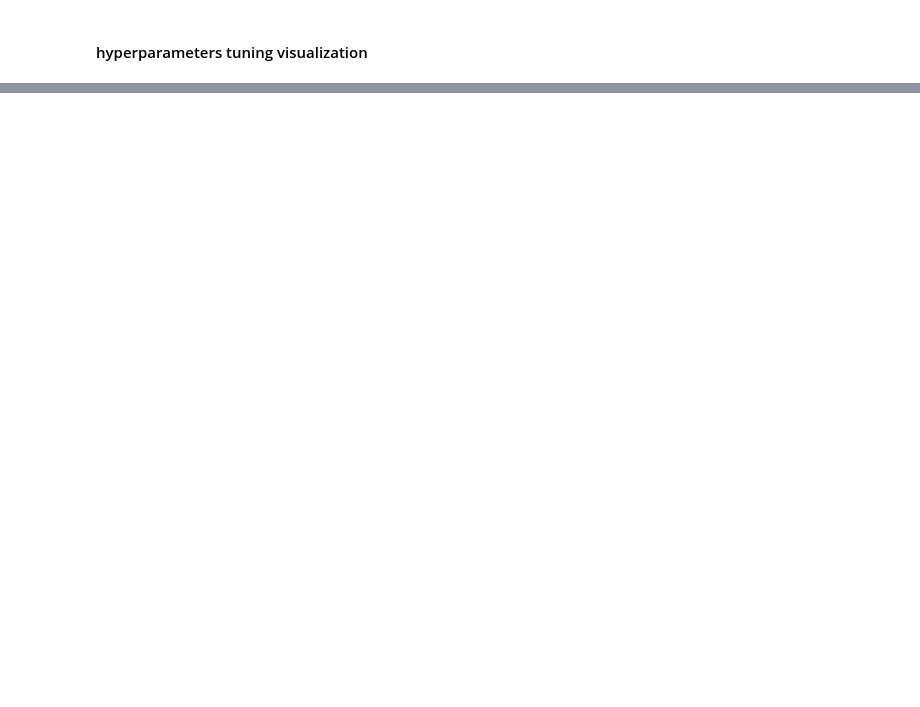
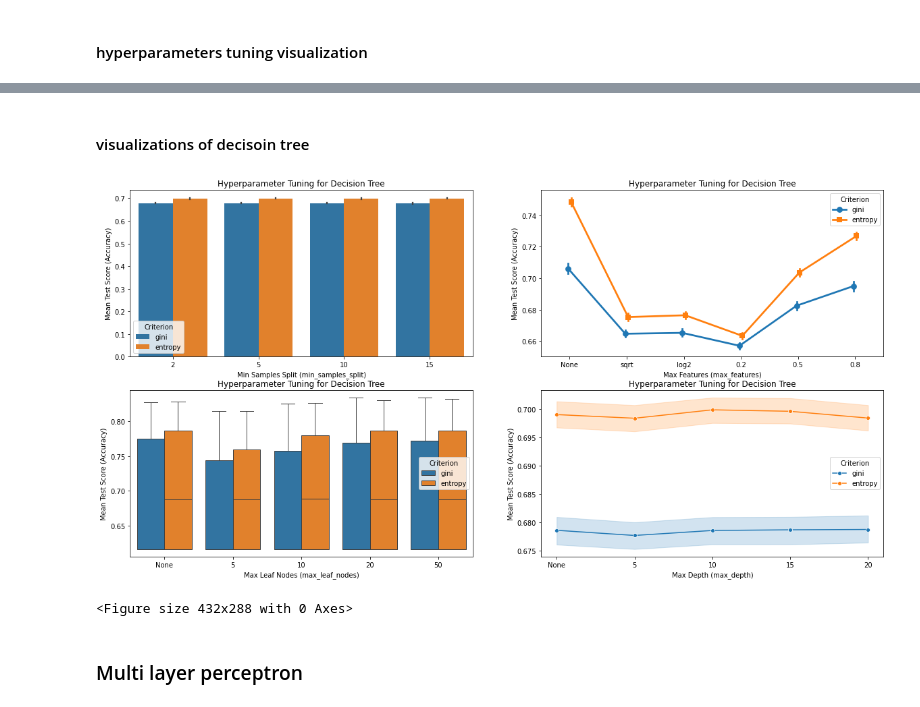
Before and after one commit to aGayar30/Machine-learning-project, a Jupyter notebook: titanic.ipynb, the cells around one changed output, grey strips where cells are left out. Cells and saved outputs as stored; diff of their text form; code cells hidden in the pictures; blank space fills up the shorter version.

```diff
--- a/titanic.ipynb
+++ b/titanic.ipynb
@@ -260,0 +426,53 @@ plt.show()
+# %% [markdown]
+#### visualizations of decisoin tree
+# %%
+
+# Additional visualizations
+plt.figure(figsize=(20, 10))
+
+# Convert 'None' values to a string for visualization
+results_tree['param_max_depth'] = results_tree['param_max_depth'].astype(str)
+results_tree['param_min_samples_split'] = results_tree['param_min_samples_split'].astype(str)
+results_tree['param_max_features'] = results_tree['param_max_features'].astype(str)
+results_tree['param_max_leaf_nodes'] = results_tree['param_max_leaf_nodes'].astype(str)
+
+# Plot 1: Min Samples Split
+plt.subplot(2, 2, 1)
+sns.barplot(x='param_min_samples_split', y='mean_test_score', hue='param_criterion', data=results_tree)
+plt.title('Hyperparameter Tuning for Decision Tree')
+plt.xlabel('Min Samples Split (min_samples_split)')
+plt.ylabel('Mean Test Score (Accuracy)')
+plt.legend(title='Criterion')
+
+# Plot 2: Max Features
+plt.subplot(2, 2, 2)
+sns.pointplot(x='param_max_features', y='mean_test_score', hue='param_criterion', data=results_tree, dodge=True, markers=['o', 's'])
+plt.title('Hyperparameter Tuning for Decision Tree')
+plt.xlabel('Max Features (max_features)')
+plt.ylabel('Mean Test Score (Accuracy)')
+plt.legend(title='Criterion')
+
+# Plot 3: Max Leaf Nodes
+plt.subplot(2, 2, 3)
+sns.boxplot(x='param_max_leaf_nodes', y='mean_test_score', hue='param_criterion', data=results_tree)
+plt.title('Hyperparameter Tuning for Decision Tree')
+plt.xlabel('Max Leaf Nodes (max_leaf_nodes)')
+plt.ylabel('Mean Test Score (Accuracy)')
+plt.legend(title='Criterion')
+
+# Plot3: Max depth
+plt.subplot(2, 2, 4)
+sns.lineplot(x='param_max_depth', y='mean_test_score', hue='param_criterion', data=results_tree, marker='o')
+plt.title('Hyperparameter Tuning for Decision Tree')
+plt.xlabel('Max Depth (max_depth)')
+plt.ylabel('Mean Test Score (Accuracy)')
+plt.legend(title='Criterion')
+plt.show()
+
+plt.tight_layout()
+plt.show()
+# %% [output]
+[figure, added]
+<Figure size 432x288 with 0 Axes>
+# %% [markdown]
+### Multi layer perceptron
```
Also changed, not shown: parts of 10 cells of this notebook.
